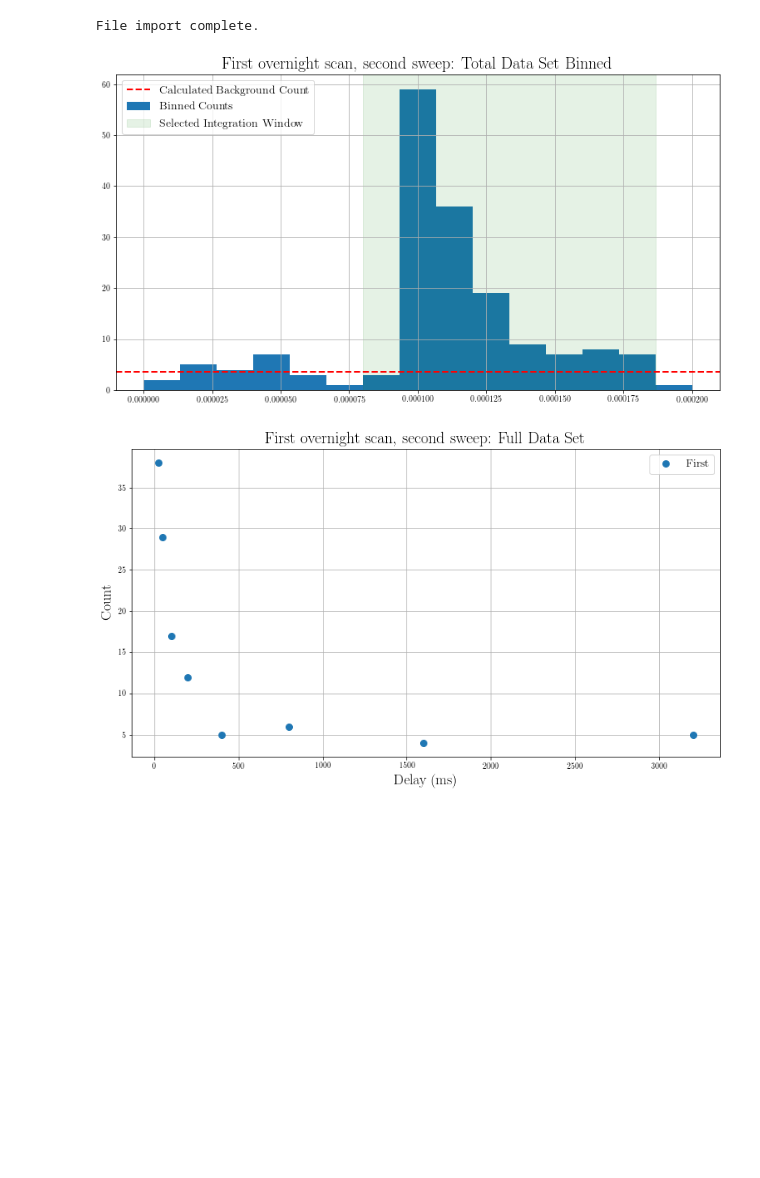
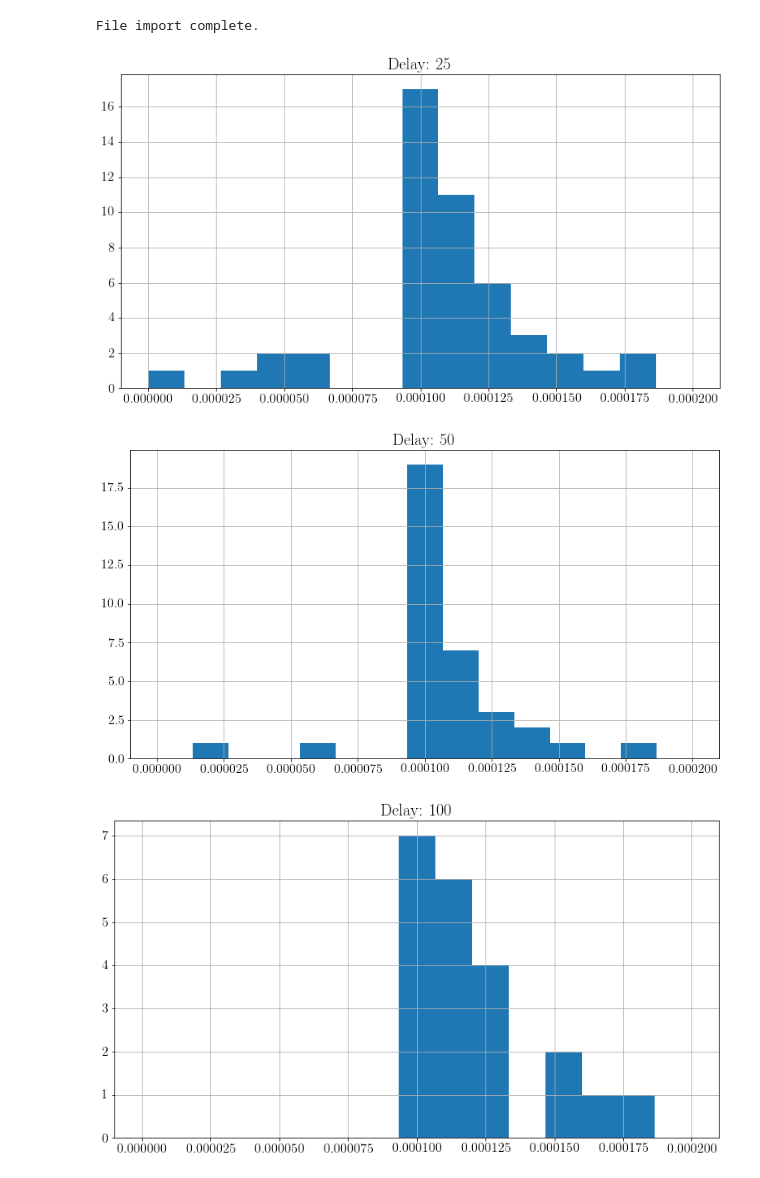
Before and after one commit to natephysics/positronPeakCounting, a Jupyter notebook: Overnight analysis notebook.ipynb, the cells around one changed output. Cells and saved outputs as stored; diff of their text form; code cells hidden in the pictures; blank space fills up the shorter version.

```diff
--- a/Overnight analysis notebook.ipynb
+++ b/Overnight analysis notebook.ipynb
@@ -318,7 +334,8 @@ data, index = ImportData(path)
 # %% [output]
 File import complete.
 # %%
-delaysecond, countsecond, = ProcessData(data, index, 'First overnight scan, second sweep')
+delaysecond, countsecond, = ProcessData(data, index, 'First overnight scan, second sweep', DisplayFullOutput=True)
 # %% [output]
-[figure, old version]
+[figure, new version]
-[figure, old version]
+[figure, new version]
+[figure, added]
```
Also changed, not shown: parts of 5 cells of this notebook.
